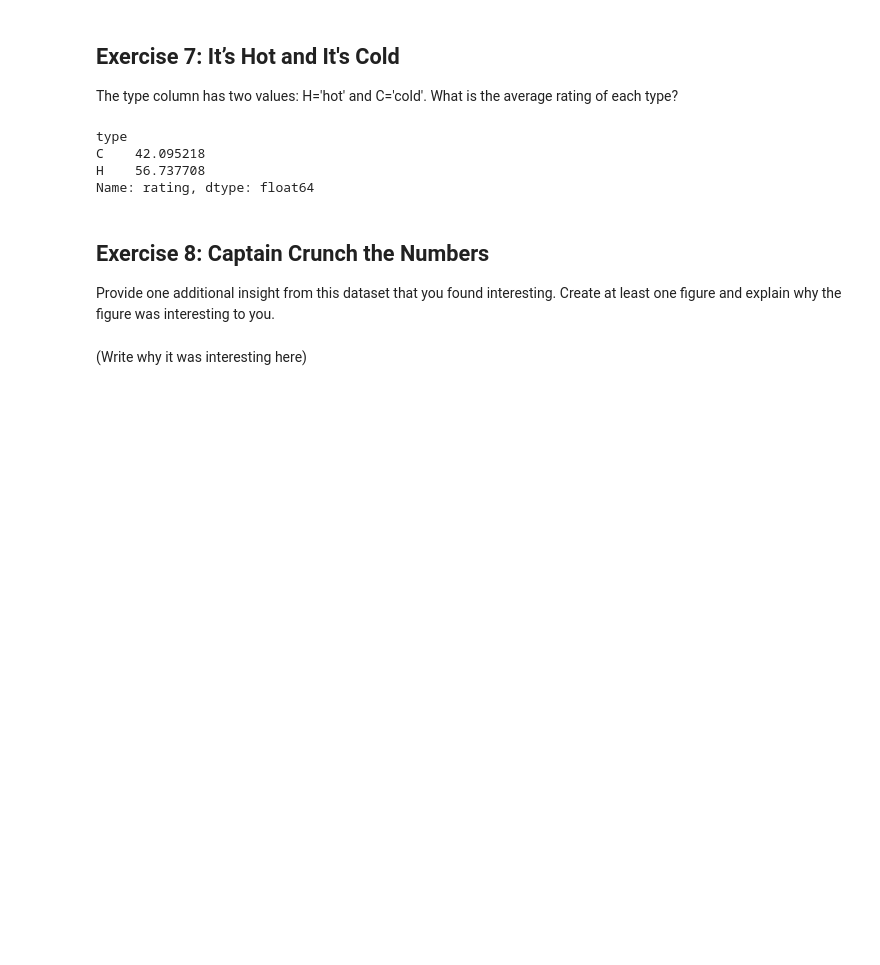
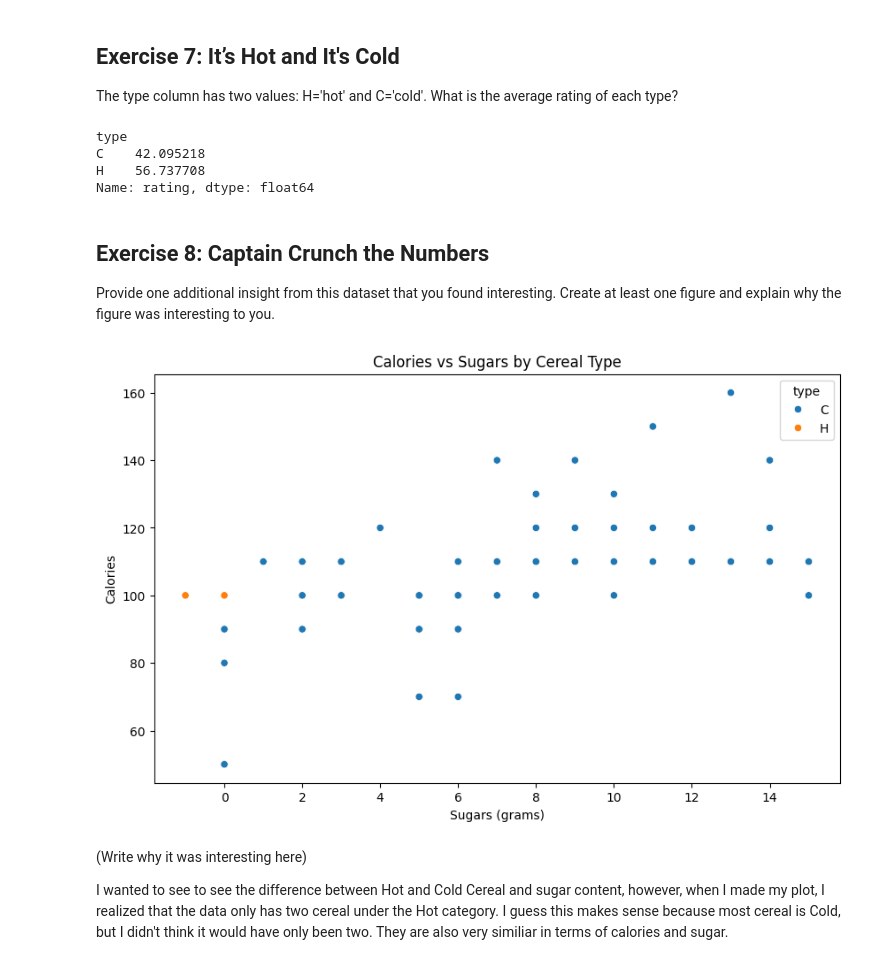
Before and after one commit to corbe19/CS180, a Jupyter notebook: 05_cereal.ipynb, the cells around one changed output. Drawn from its saved outputs; the diff is of its cells as text; code cells hidden in the pictures; blank space fills up the shorter version.

```diff
--- a/05_cereal.ipynb
+++ b/05_cereal.ipynb
@@ -234,2 +232,14 @@ Provide one additional insight from this dataset that you found interesting. Cre
-# %% [markdown]
-(Write why it was interesting here)
+# %%
+# Create the extra plot below:
+plt.figure(figsize=(10, 6))
+sns.scatterplot(x='sugars', y='calories', hue='type', data=cereal)
+plt.xlabel('Sugars (grams)')
+plt.ylabel('Calories')
+plt.title('Calories vs Sugars by Cereal Type')
+plt.show()
+# %% [output]
+[figure, added]
+# %% [markdown]
+(Write why it was interesting here)
+
+I wanted to see to see the difference between Hot and Cold Cereal and sugar content, however, when I made my plot, I realized that the data only has two cereal under the Hot category. I guess this makes sense because most cereal is Cold, but I didn't think it would have only been two. They are also very similiar in terms of calories and sugar.
```
Also changed, not shown: parts of 2 cells of this notebook.
